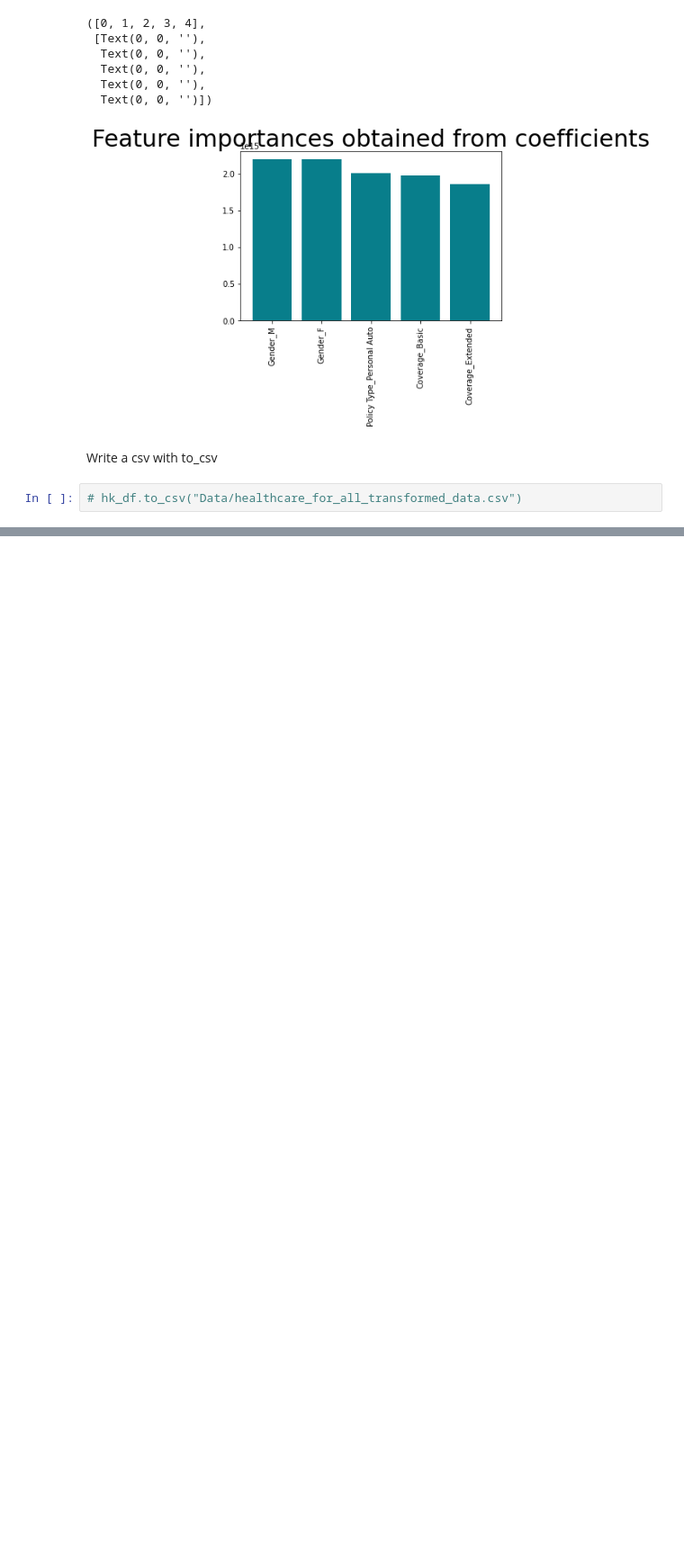
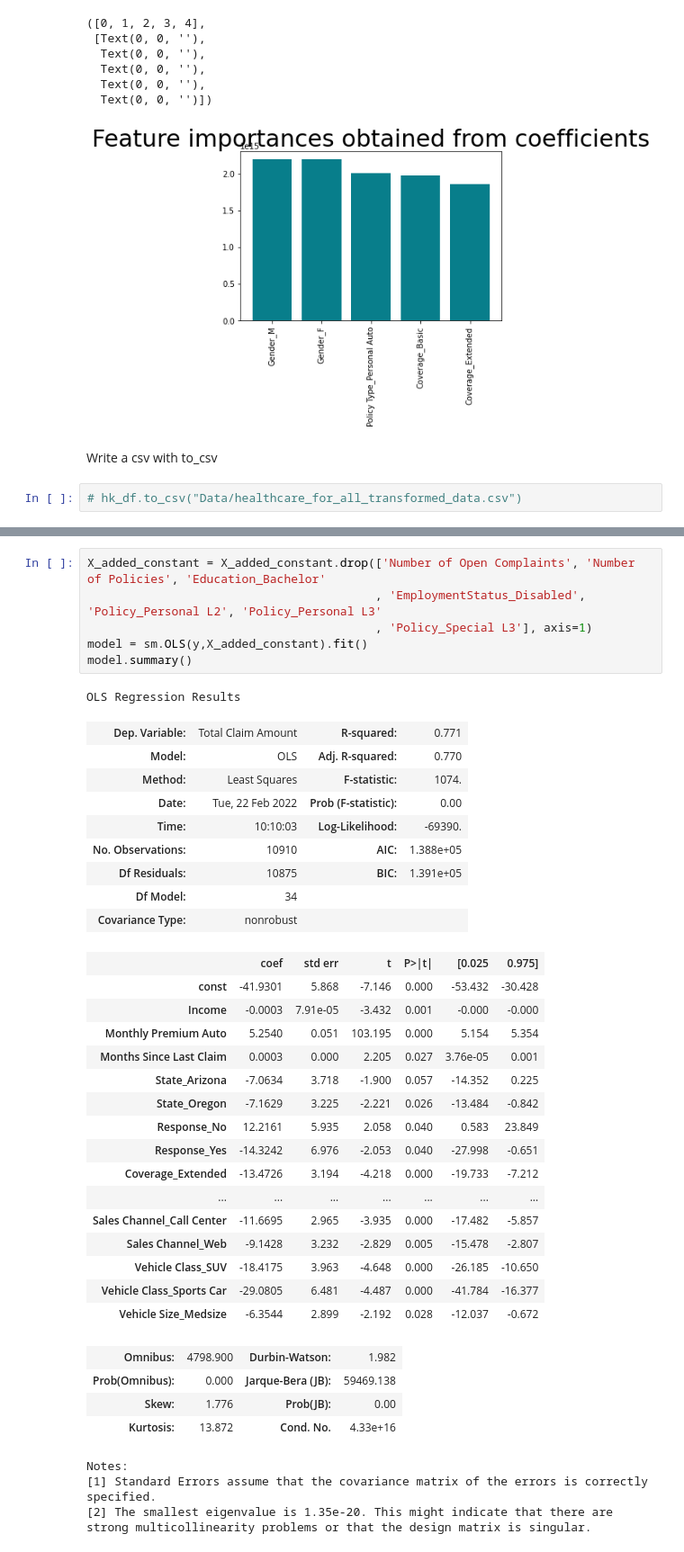
Before and after one commit to CristinaBaltaDAFTJAN2022/IronCristina, a Jupyter notebook: Health_Care_For_All_Case_Study/Data/Data Customer w4 d4-Copy1.ipynb, the cells around one changed output, grey strips where cells are left out. Shown at 90% size. Saved outputs shown, nothing was run; the diff lists cells and outputs as text; blank space fills up the shorter version.

```diff
--- a/Health_Care_For_All_Case_Study/Data/Data Customer w4 d4-Copy1.ipynb
+++ b/Health_Care_For_All_Case_Study/Data/Data Customer w4 d4-Copy1.ipynb
@@ -1825,0 +1719,41 @@ data[cols_to_keep]
+# %%
+X_added_constant = X_added_constant.drop(['Number of Open Complaints', 'Number of Policies', 'Education_Bachelor'
+                                         , 'EmploymentStatus_Disabled', 'Policy_Personal L2', 'Policy_Personal L3'
+                                         , 'Policy_Special L3'], axis=1)
+model = sm.OLS(y,X_added_constant).fit()
+model.summary()
+# %% [output]
+OLS Regression Results
+| Dep. Variable: | Total Claim Amount | R-squared: | 0.771 |
+| Model: | OLS | Adj. R-squared: | 0.770 |
+| Method: | Least Squares | F-statistic: | 1074. |
+| Date: | Tue, 22 Feb 2022 | Prob (F-statistic): | 0.00 |
+| Time: | 10:10:03 | Log-Likelihood: | -69390. |
+| No. Observations: | 10910 | AIC: | 1.388e+05 |
+| Df Residuals: | 10875 | BIC: | 1.391e+05 |
+| Df Model: | 34 |  |  |
+| Covariance Type: | nonrobust |  |  |
+|  | coef | std err | t | P>|t| | [0.025 | 0.975] |
+| const | -41.9301 | 5.868 | -7.146 | 0.000 | -53.432 | -30.428 |
+| Income | -0.0003 | 7.91e-05 | -3.432 | 0.001 | -0.000 | -0.000 |
+| Monthly Premium Auto | 5.2540 | 0.051 | 103.195 | 0.000 | 5.154 | 5.354 |
+| Months Since Last Claim | 0.0003 | 0.000 | 2.205 | 0.027 | 3.76e-05 | 0.001 |
+| State_Arizona | -7.0634 | 3.718 | -1.900 | 0.057 | -14.352 | 0.225 |
+| State_Oregon | -7.1629 | 3.225 | -2.221 | 0.026 | -13.484 | -0.842 |
+| Response_No | 12.2161 | 5.935 | 2.058 | 0.040 | 0.583 | 23.849 |
+| Response_Yes | -14.3242 | 6.976 | -2.053 | 0.040 | -27.998 | -0.651 |
+| Coverage_Extended | -13.4726 | 3.194 | -4.218 | 0.000 | -19.733 | -7.212 |
+| ... | ... | ... | ... | ... | ... | ... |
+| Sales Channel_Call Center | -11.6695 | 2.965 | -3.935 | 0.000 | -17.482 | -5.857 |
+| Sales Channel_Web | -9.1428 | 3.232 | -2.829 | 0.005 | -15.478 | -2.807 |
+| Vehicle Class_SUV | -18.4175 | 3.963 | -4.648 | 0.000 | -26.185 | -10.650 |
+| Vehicle Class_Sports Car | -29.0805 | 6.481 | -4.487 | 0.000 | -41.784 | -16.377 |
+| Vehicle Size_Medsize | -6.3544 | 2.899 | -2.192 | 0.028 | -12.037 | -0.672 |
+| Omnibus: | 4798.900 | Durbin-Watson: | 1.982 |
+| Prob(Omnibus): | 0.000 | Jarque-Bera (JB): | 59469.138 |
+| Skew: | 1.776 | Prob(JB): | 0.00 |
+| Kurtosis: | 13.872 | Cond. No. | 4.33e+16 |
+Notes:
+[1] Standard Errors assume that the covariance matrix of the errors is correctly specified.
+[2] The smallest eigenvalue is 1.35e-20. This might indicate that there are
+strong multicollinearity problems or that the design matrix is singular.
```
Also changed, not shown: parts of 44 cells of this notebook.
